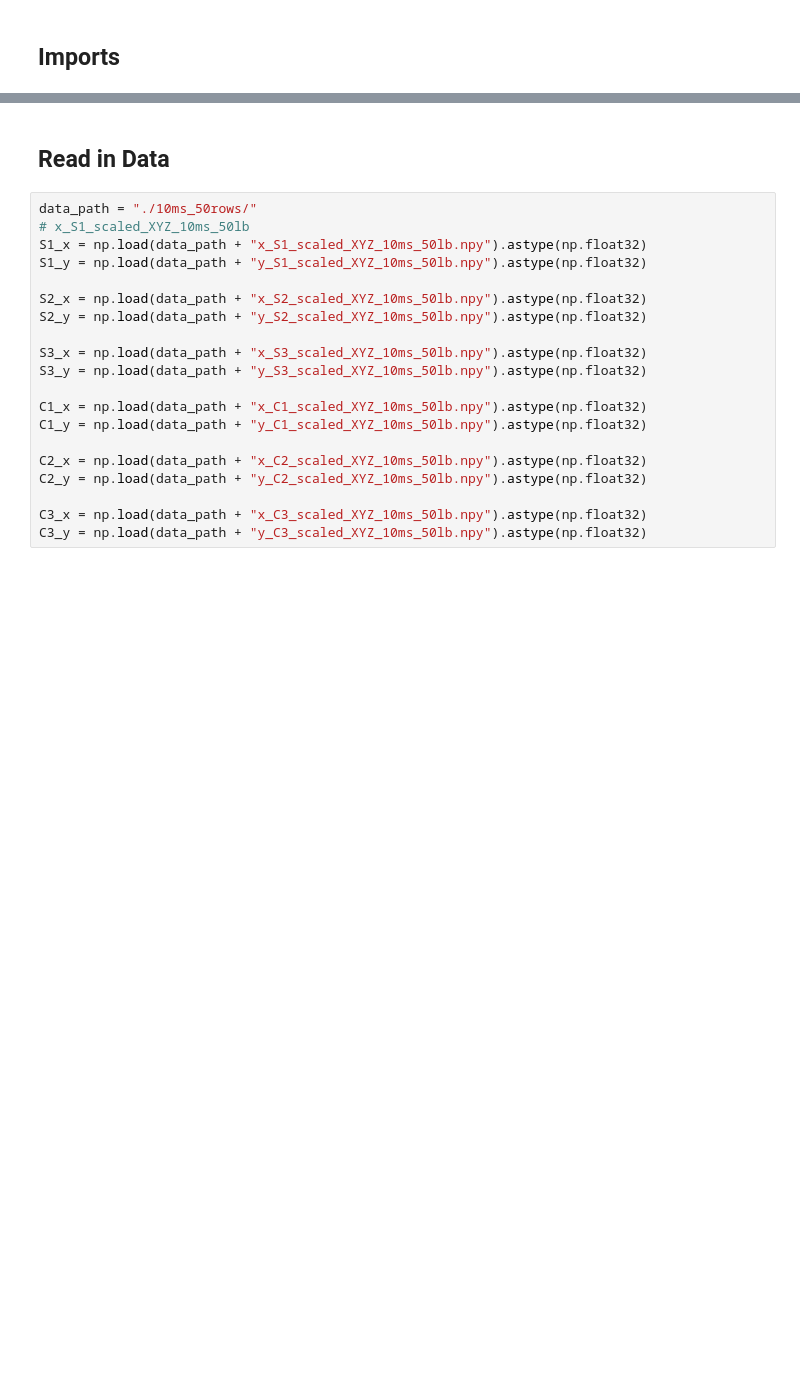
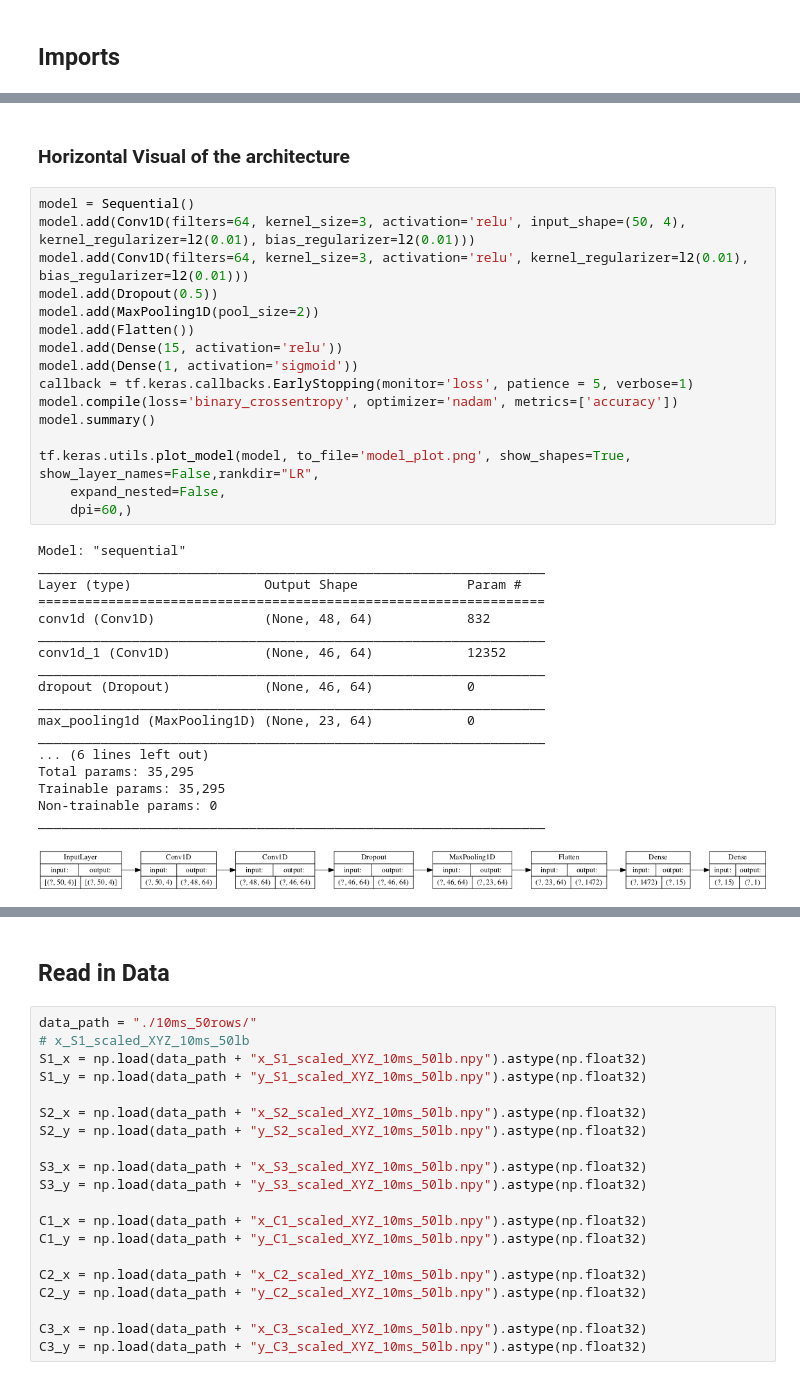
Before and after one commit to havihavish/FallCatcher, a Jupyter notebook: Programs/Models/LSTM-Training-All-Data.ipynb, the cells around one changed output, grey strips where cells are left out. Drawn from its saved outputs; the diff is of its cells as text; blank space fills up the shorter version.

Commit message:
added visual of model

```diff
--- a/Programs/Models/LSTM-Training-All-Data.ipynb
+++ b/Programs/Models/LSTM-Training-All-Data.ipynb
@@ -33,0 +37,37 @@ from tensorflow.keras import backend as K
+# %% [markdown]
+### Horizontal Visual of the architecture
+# %%
+model = Sequential()
+model.add(Conv1D(filters=64, kernel_size=3, activation='relu', input_shape=(50, 4), kernel_regularizer=l2(0.01), bias_regularizer=l2(0.01)))
+model.add(Conv1D(filters=64, kernel_size=3, activation='relu', kernel_regularizer=l2(0.01), bias_regularizer=l2(0.01)))
+model.add(Dropout(0.5))
+model.add(MaxPooling1D(pool_size=2))
+model.add(Flatten())
+model.add(Dense(15, activation='relu'))
+model.add(Dense(1, activation='sigmoid'))
+callback = tf.keras.callbacks.EarlyStopping(monitor='loss', patience = 5, verbose=1)
+model.compile(loss='binary_crossentropy', optimizer='nadam', metrics=['accuracy'])
+model.summary()
+
+tf.keras.utils.plot_model(model, to_file='model_plot.png', show_shapes=True, show_layer_names=False,rankdir="LR",
+    expand_nested=False,
+    dpi=60,)
+# %% [output]
+Model: "sequential"
+_________________________________________________________________
+Layer (type)                 Output Shape              Param #
+=================================================================
+conv1d (Conv1D)              (None, 48, 64)            832
+_________________________________________________________________
+conv1d_1 (Conv1D)            (None, 46, 64)            12352
+_________________________________________________________________
+dropout (Dropout)            (None, 46, 64)            0
+_________________________________________________________________
+max_pooling1d (MaxPooling1D) (None, 23, 64)            0
+_________________________________________________________________
+... (6 lines left out)
+Total params: 35,295
+Trainable params: 35,295
+Non-trainable params: 0
+_________________________________________________________________
+[figure, added]
```
Also changed, not shown: parts of 3 cells of this notebook, 1 other file.
